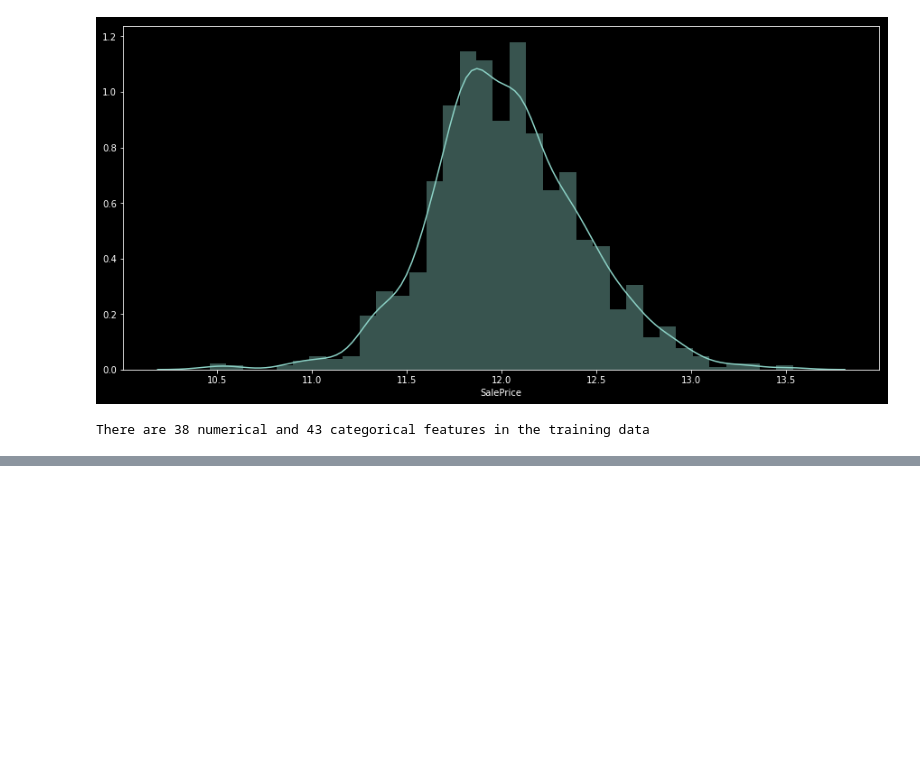
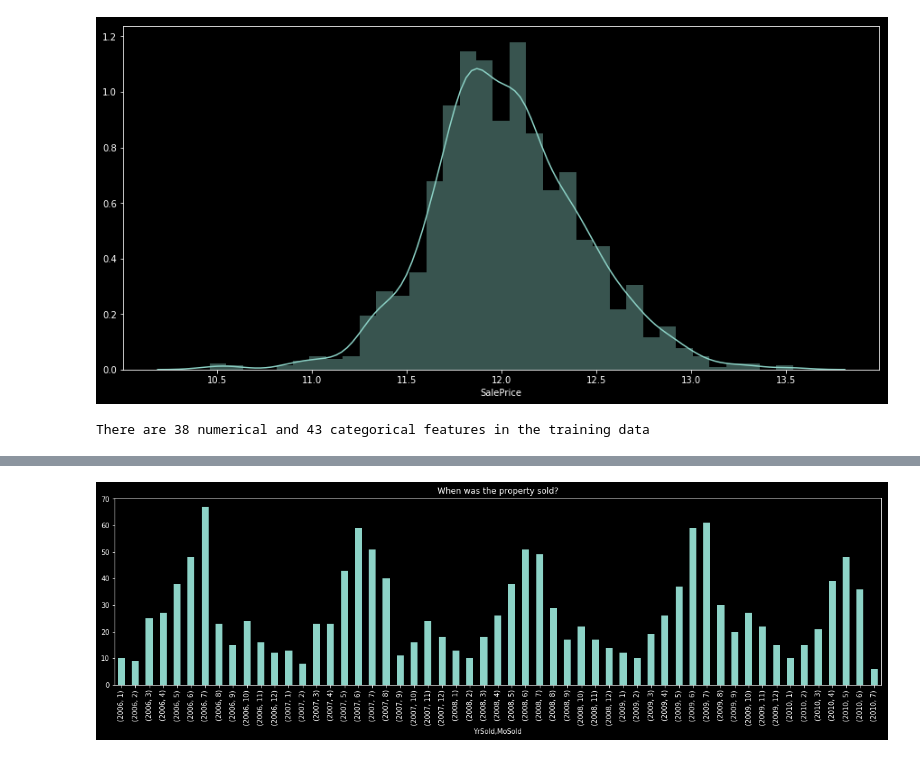
Before and after one commit to JPLAVALLEY/kaggle, a Jupyter notebook: House_Prices_Model_Development.ipynb, the cells around one changed output, grey strips where cells are left out. Drawn from its saved outputs; the diff is of its cells as text; code cells hidden in the pictures; blank space fills up the shorter version.

```diff
--- a/House_Prices_Model_Development.ipynb
+++ b/House_Prices_Model_Development.ipynb
@@ -118,0 +166,8 @@ There are 38 numerical and 43 categorical features in the training data
+# %%
+# When was the property sold in which year and month
+
+df_train.groupby(['YrSold','MoSold']).Id.count().plot(kind='bar', figsize=(20,5))
+plt.title('When was the property sold?')
+plt.show()
+# %% [output]
+[figure, added]
```
Also changed, not shown: parts of 9 cells of this notebook.
